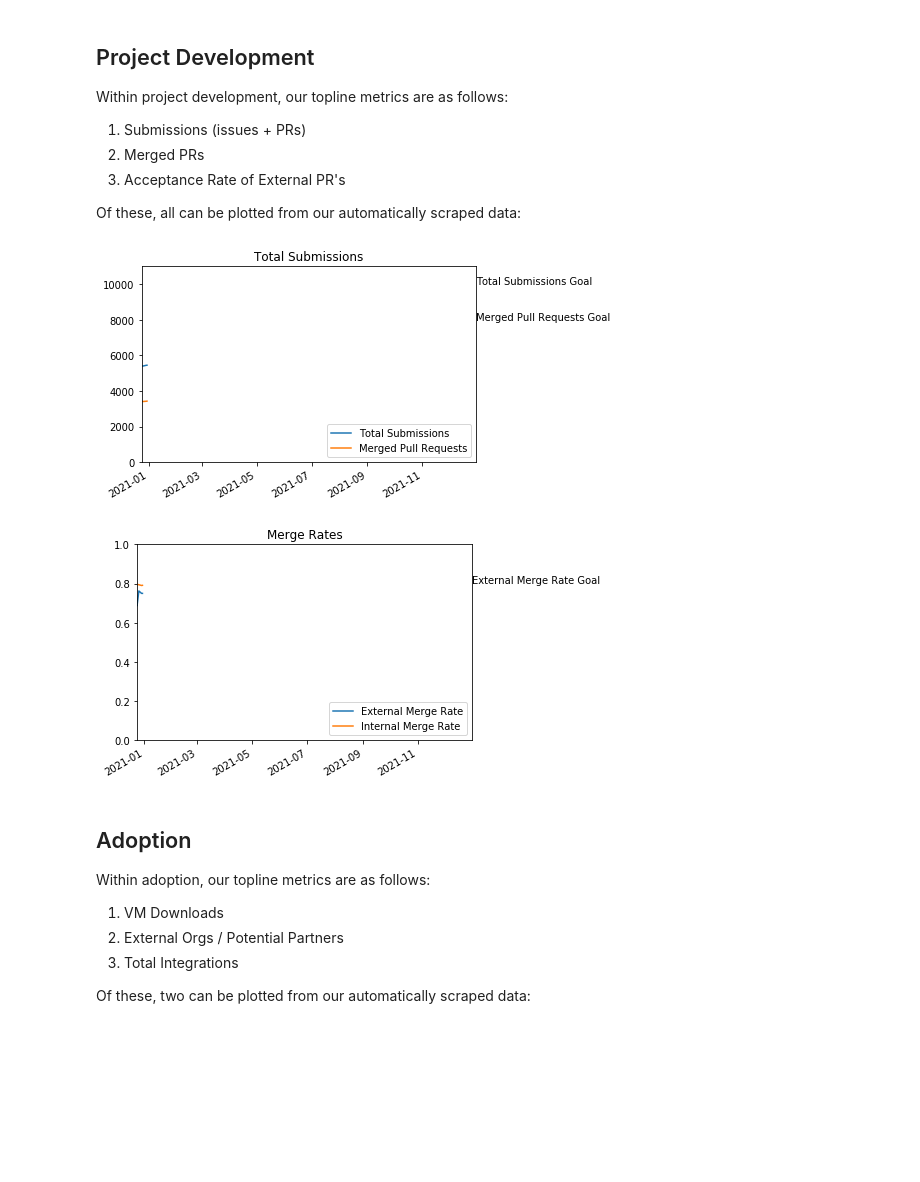
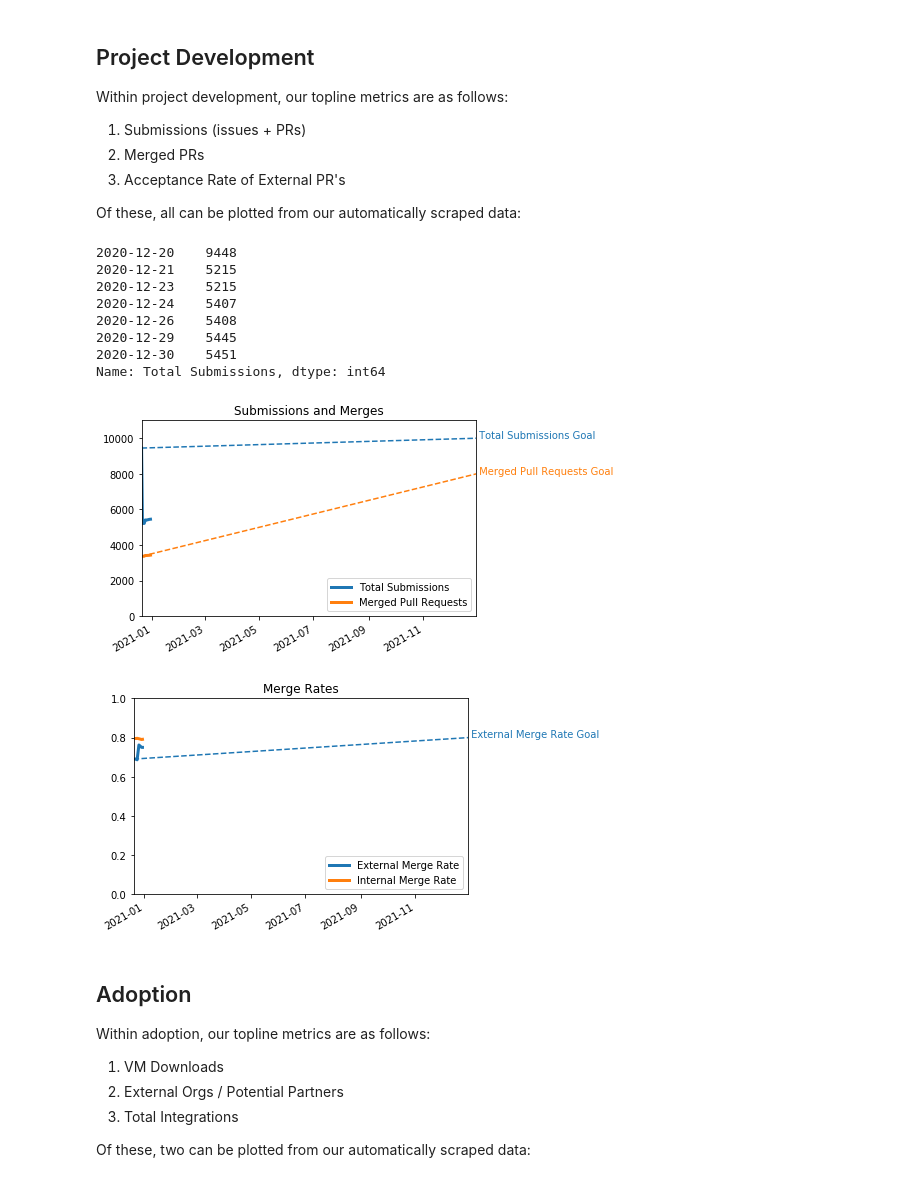
Before and after one commit to Seagate/cortx, a Jupyter notebook: metrics/CORTX_Metrics_Topline_Report.ipynb, the cells around one changed output. Cells and saved outputs as stored; diff of their text form; code cells hidden in the pictures; blank space fills up the shorter version.

```diff
--- a/metrics/CORTX_Metrics_Topline_Report.ipynb
+++ b/metrics/CORTX_Metrics_Topline_Report.ipynb
@@ -0,0 +1,14 @@
+# %%
+%matplotlib inline
+import cortx_community as cc
+import cortx_graphing as cg
+import datetime
+import matplotlib.pyplot as plt
+
+# some variables used globally
+ps=cc.PersistentStats()
+goal_date=datetime.datetime(2021,12,31,0,0,0)
+repo='GLOBAL'
+df=cg.get_dataframe(ps=ps,repo=repo)
+xlim=(None,goal_date)
+print(df)
@@ -60,10 +69,7 @@ Of these, only one is currently in our automatically scraped data:
 # %%
 title='External Engaged Members'
 df[title] = df['innersource_participants'] + df['external_participants']
-start_date=datetime.datetime(2020,12,24,0,0,0)
-goal_date=datetime.datetime(2021,12,31,0,0,0)
-xlim=(start_date,goal_date)
 ylim=(0,600)
-plt=cg.goal_graph(df=df,title=title,xlim=xlim,ylim=ylim,goals=[cg.Goal('Goal',goal_date,500)],columns=[title])
+plt=cg.goal_graph(df=df,title=title,xlim=xlim,ylim=ylim,goals=[cg.Goal(title,goal_date,500)],columns=[title])
 plt.show()
 # %% [output]
@@ -79,31 +85,37 @@ Within project development, our topline metrics are as follows:
 
 Of these, all can be plotted from our automatically scraped data:
 # %%
-ts='Total Submissions'
-mp='Merged Pull Requests'
+metric1='Total Submissions'
+metric2='Merged Pull Requests'
+df[metric1] = df['pull_requests']+df['issues']
+df[metric2] = df ['pull_requests_merged']
+ylim=(0,11000)
+ts_goal=cg.Goal(metric1,goal_date,10000)
+mp_goal=cg.Goal(metric2,goal_date,8000)
+plt=cg.goal_graph(df=df,title='Submissions and Merges',xlim=xlim,ylim=ylim,columns=[metric1,metric2],goals=[ts_goal,mp_goal])
+print(df[metric1])
+plt.show()
+
 mr='Merge Rate'
-df['Total Submissions'] = df['pull_requests']+df['issues']
-df['Merged Pull Requests'] = df ['pull_requests_merged']
 mr_columns=[]
 for k in ['external','internal']:
     mr_column=('%s merge rate' % k).title()
     df[mr_column] = df['pull_requests_%s_merged' % k] / df['pull_requests_%s' % k]
     mr_columns.append(mr_column)
-start_date=datetime.datetime(2020,12,24,0,0,0)
-goal_date=datetime.datetime(2021,12,31,0,0,0)
-xlim=(start_date,goal_date)
-ylim=(0,11000)
-columns=['Total Submissions','Merged Pull Requests']
-ts_goal=cg.Goal('Total Submissions Goal',goal_date,10000)
-mp_goal=cg.Goal('Merged Pull Requests Goal',goal_date,8000)
-plt=cg.goal_graph(df=df,title=ts,xlim=xlim,ylim=ylim,columns=columns,goals=[ts_goal,mp_goal])
-plt.show()
-mr_goal=cg.Goal('External Merge Rate Goal',goal_date,0.8)
+mr_goal=cg.Goal('external merge rate'.title(),goal_date,0.8)
 plt1=cg.goal_graph(df=df,title='Merge Rates',xlim=xlim,ylim=(0,1),columns=mr_columns,goals=[mr_goal])
 plt1.show()
 # %% [output]
+2020-12-20    9448
+2020-12-21    5215
+2020-12-23    5215
+2020-12-24    5407
+2020-12-26    5408
+2020-12-29    5445
+2020-12-30    5451
+Name: Total Submissions, dtype: int64
-[figure, old version]
+[figure, new version]
-[figure, old version]
+[figure, new version]
 # %% [markdown]
 ## Adoption
 
```
Also changed, not shown: parts of 4 cells of this notebook, 3 other files.
